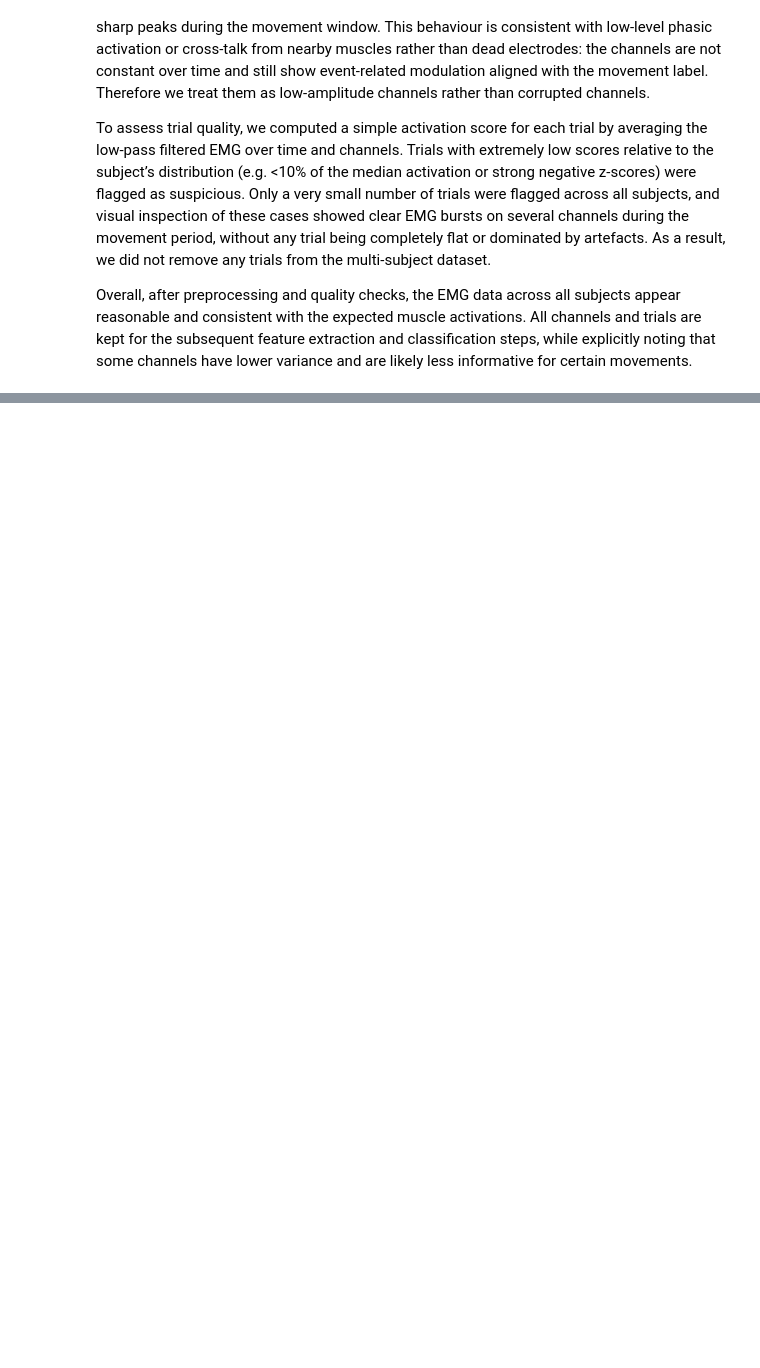
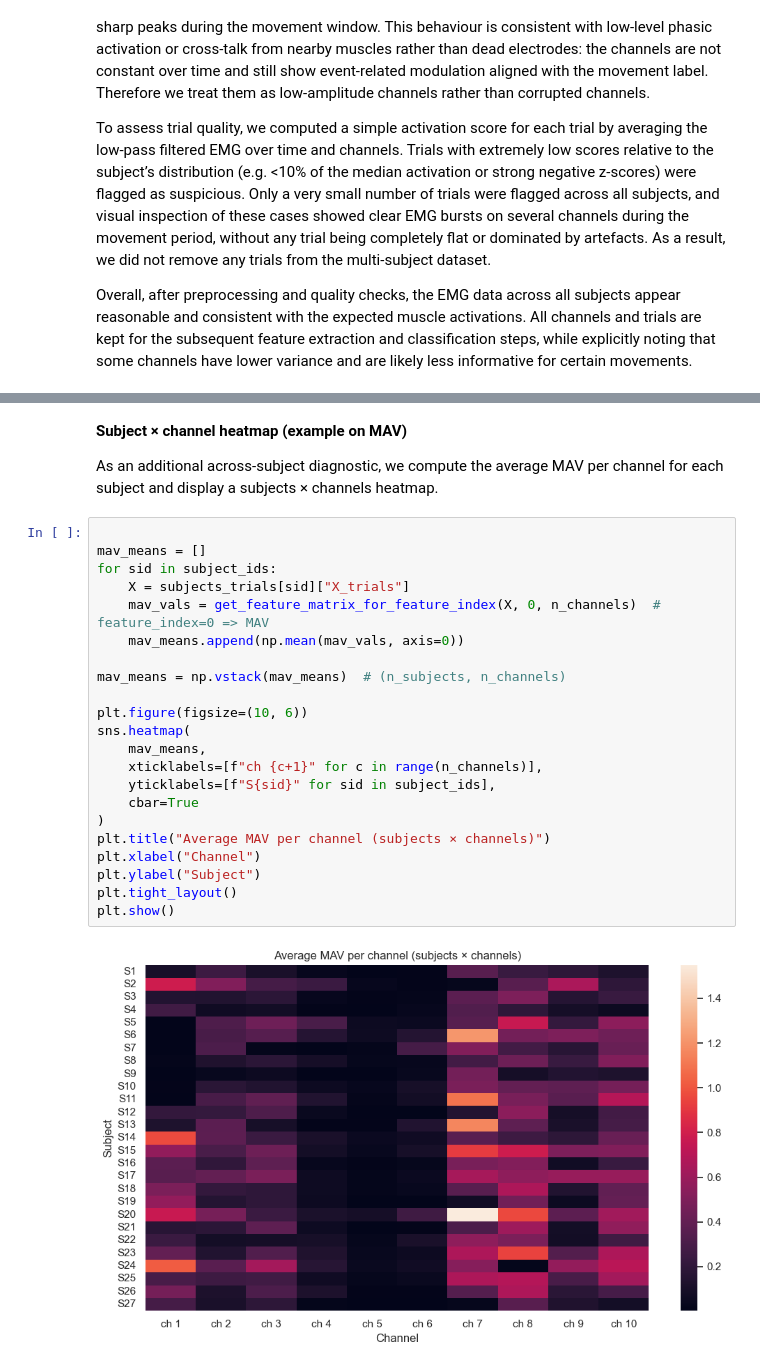
Before and after one commit to EliesAMilliti/NSSP_P2, a Jupyter notebook: part2.ipynb, the cells around one changed output, grey strips where cells are left out. Saved outputs shown, nothing was run; the diff lists cells and outputs as text; blank space fills up the shorter version.

```diff
--- a/part2.ipynb
+++ b/part2.ipynb
@@ -145,0 +304,28 @@ Overall, after preprocessing and quality checks, the EMG data across all subject
+# %% [markdown]
+**Subject × channel heatmap (example on MAV)**
+
+As an additional across-subject diagnostic, we compute the average MAV per channel for each subject and display a subjects × channels heatmap.
+# %%
+
+mav_means = []
+for sid in subject_ids:
+    X = subjects_trials[sid]["X_trials"]
+    mav_vals = get_feature_matrix_for_feature_index(X, 0, n_channels)  # feature_index=0 => MAV
+    mav_means.append(np.mean(mav_vals, axis=0))
+
+mav_means = np.vstack(mav_means)  # (n_subjects, n_channels)
+
+plt.figure(figsize=(10, 6))
+sns.heatmap(
+    mav_means,
+    xticklabels=[f"ch {c+1}" for c in range(n_channels)],
+    yticklabels=[f"S{sid}" for sid in subject_ids],
+    cbar=True
+)
+plt.title("Average MAV per channel (subjects × channels)")
+plt.xlabel("Channel")
+plt.ylabel("Subject")
+plt.tight_layout()
+plt.show()
+# %% [output]
+[figure, added]
```
Also changed, not shown: parts of 28 cells of this notebook.
